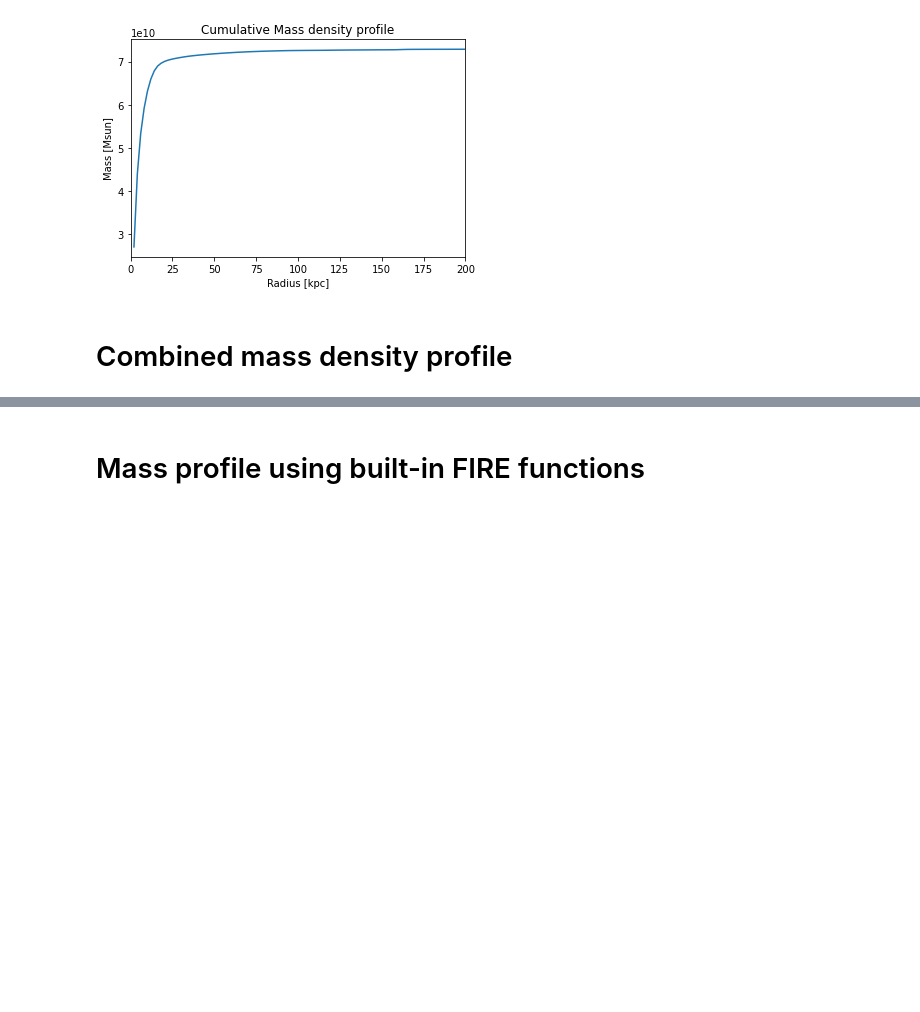
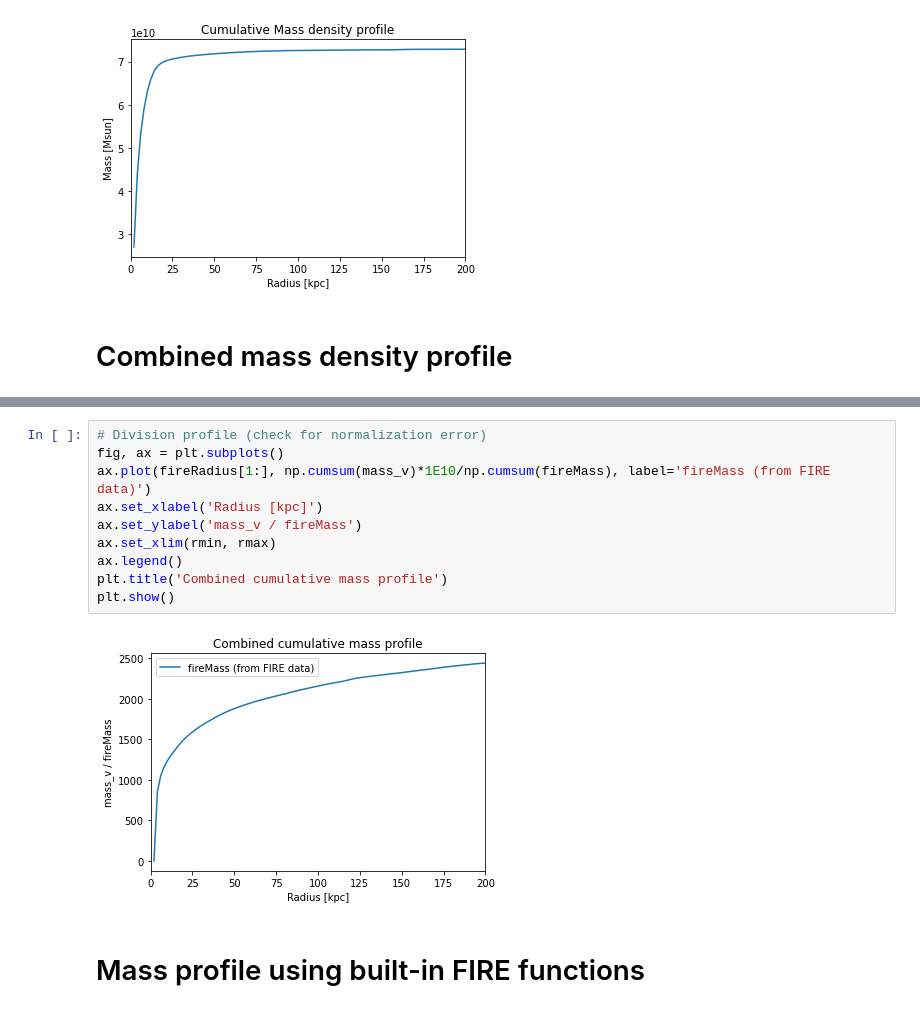
Before and after one commit to aeden2019/fire_mass, a Jupyter notebook: fire_mass.ipynb, the cells around one changed output, grey strips where cells are left out. Drawn from its saved outputs; the diff is of its cells as text; blank space fills up the shorter version.

```diff
--- a/fire_mass.ipynb
+++ b/fire_mass.ipynb
@@ -291,3 +289,15 @@ plt.show()
+# %%
+# Division profile (check for normalization error)
+fig, ax = plt.subplots()
+ax.plot(fireRadius[1:], np.cumsum(mass_v)*1E10/np.cumsum(fireMass), label='fireMass (from FIRE data)')
+ax.set_xlabel('Radius [kpc]')
+ax.set_ylabel('mass_v / fireMass')
+ax.set_xlim(rmin, rmax)
+ax.legend()
+plt.title('Combined cumulative mass profile')
+plt.show()
+# %% [output]
+[figure, added]
 # %% [markdown]
 # Mass profile using built-in FIRE functions
 # %%
```
Also changed, not shown: parts of 12 cells of this notebook.
